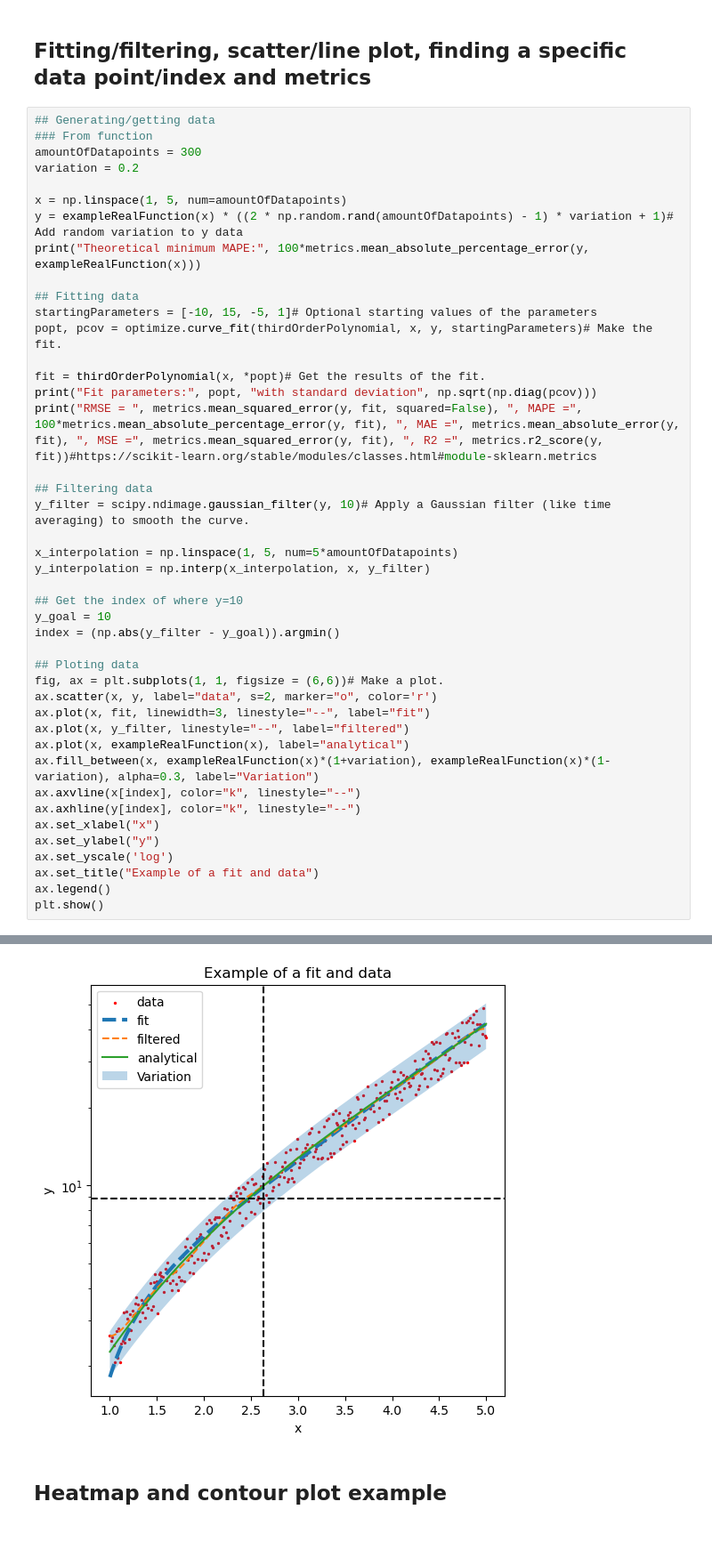
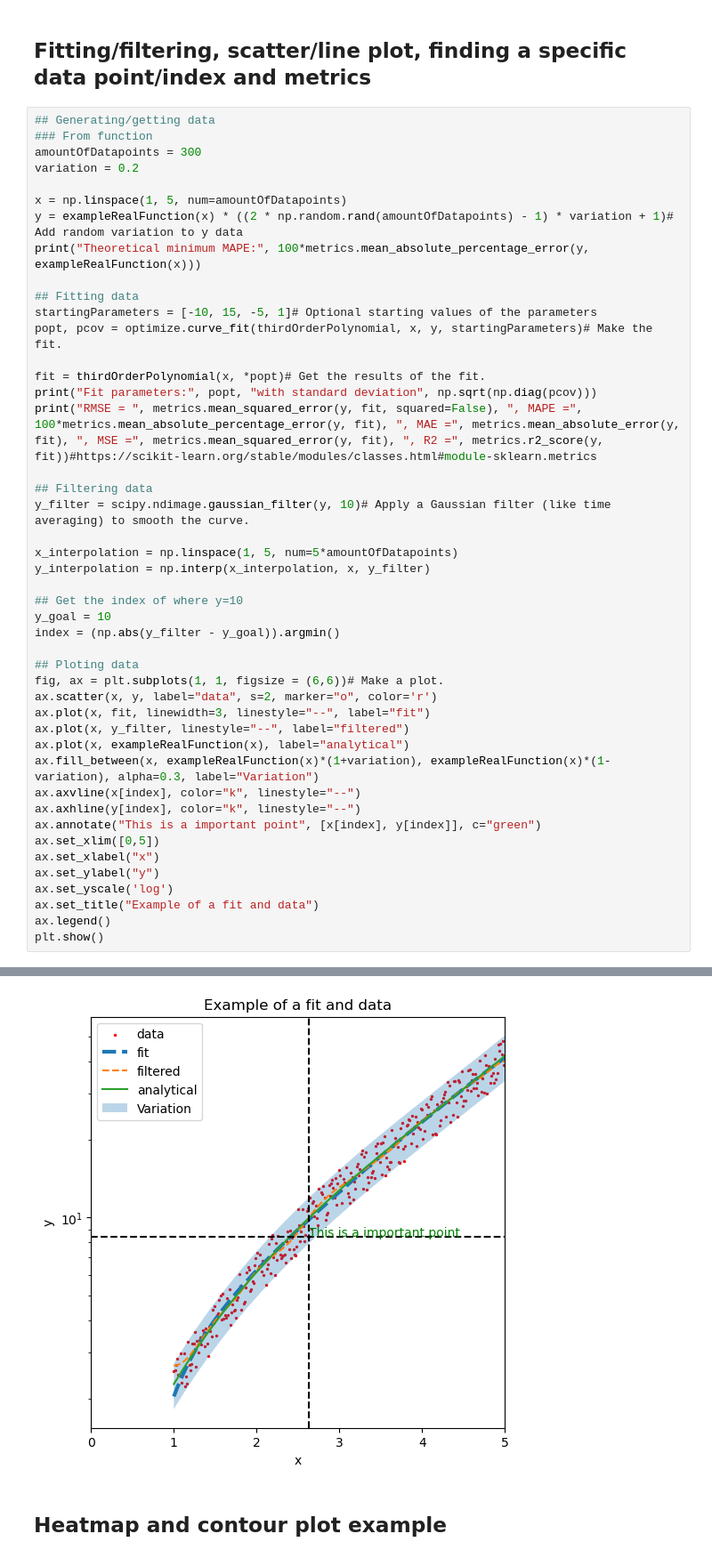
Before and after one commit to TimHeiszwolf/templates_and_scripts, a Jupyter notebook: StandardThings.ipynb, the cells around one changed output, grey strips where cells are left out. Shown at 89% size. Drawn from its saved outputs; the diff is of its cells as text.

Commit message:
Added more to graphing

```diff
--- a/StandardThings.ipynb
+++ b/StandardThings.ipynb
@@ -307,6 +307,8 @@ ax.plot(x, exampleRealFunction(x), label="analytical")
 ax.fill_between(x, exampleRealFunction(x)*(1+variation), exampleRealFunction(x)*(1-variation), alpha=0.3, label="Variation")
 ax.axvline(x[index], color="k", linestyle="--")
 ax.axhline(y[index], color="k", linestyle="--")
+ax.annotate("This is a important point", [x[index], y[index]], c="green")
+ax.set_xlim([0,5])
 ax.set_xlabel("x")
 ax.set_ylabel("y")
 ax.set_yscale('log')
@@ -320,4 +322,4 @@ RMSE =  2.3445813082870606 , MAPE = 10.540890042990855 , MAE = 1.623931911083860
-[figure, old version]
+[figure, new version]
 # %% [markdown]
 ## Heatmap and contour plot example
 # %% [markdown]
```
Also changed, not shown: parts of 12 cells of this notebook.
